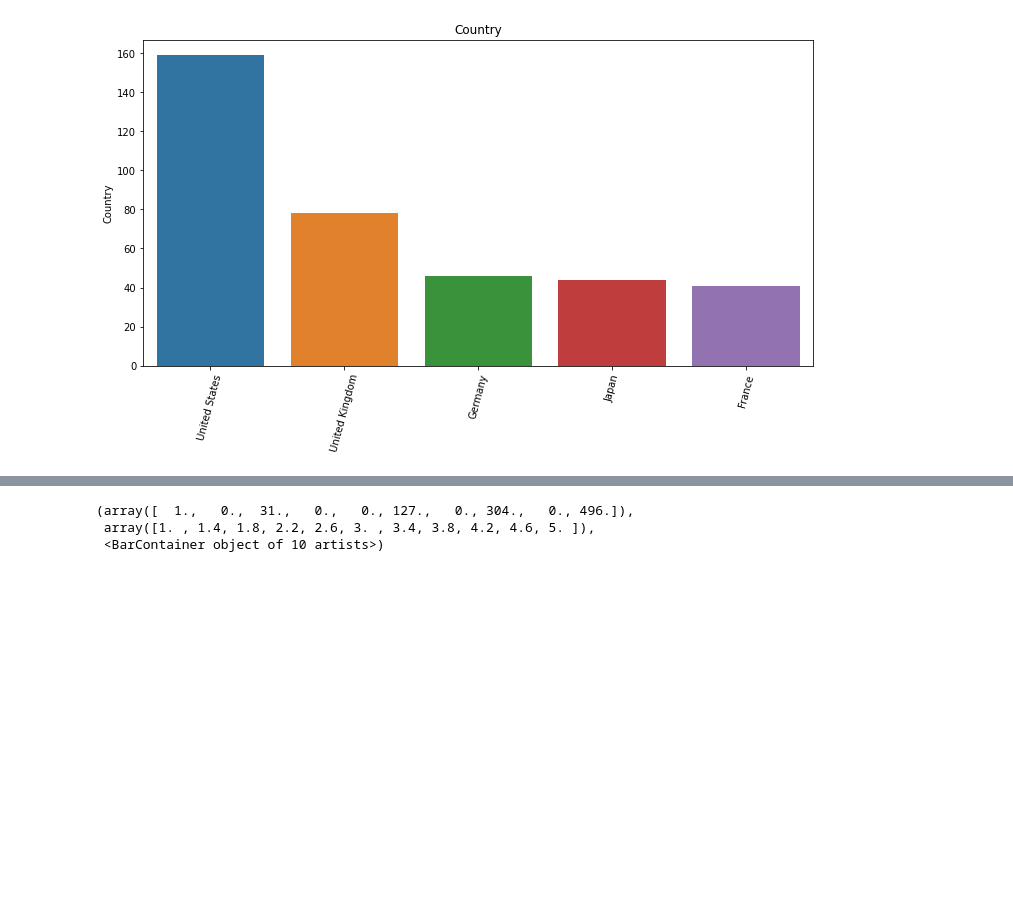
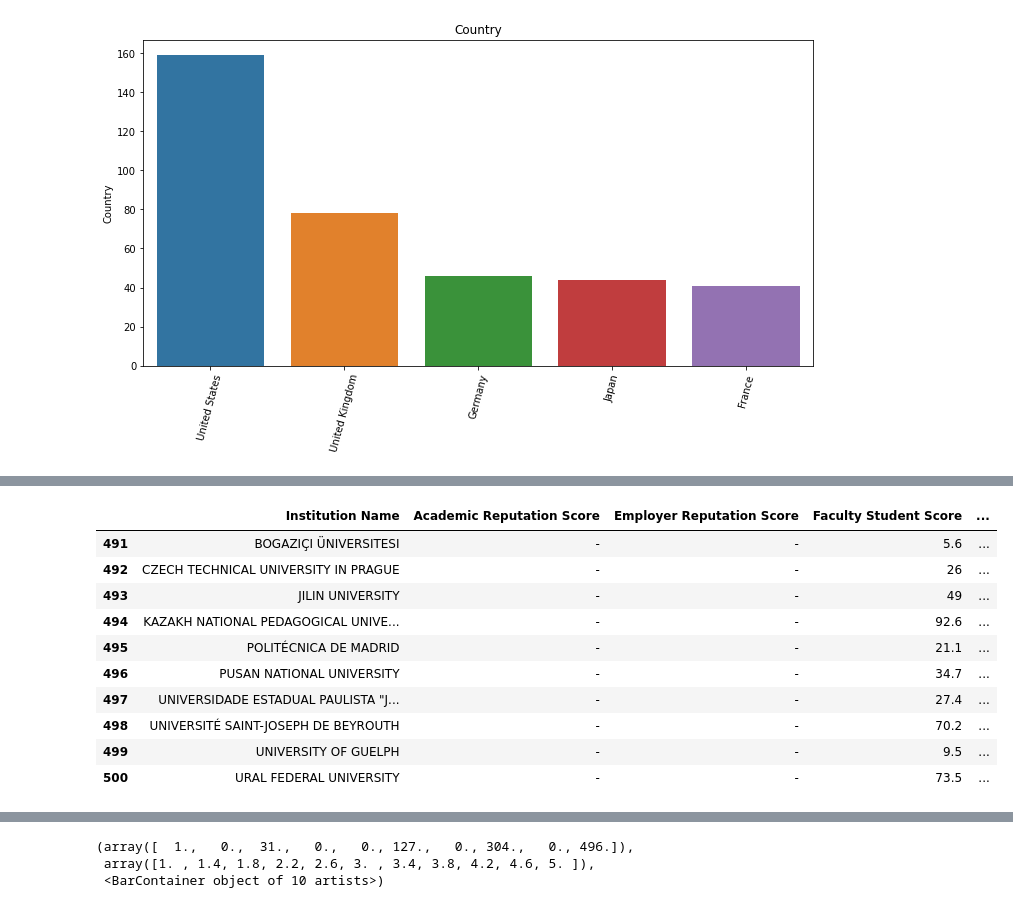
Before and after one commit to tcharrisson/PP22-C628, a Jupyter notebook: apriori modelling.ipynb, the cells around one changed output, grey strips where cells are left out. Cells and saved outputs as stored; diff of their text form; code cells hidden in the pictures; blank space fills up the shorter version.

```diff
--- a/apriori modelling.ipynb
+++ b/apriori modelling.ipynb
@@ -260,0 +299,14 @@ sns.barplot(top_contries20.index,top_contries20)
+# %%
+uni_18_clean.tail(10)
+# %% [output]
+|  | Institution Name | Academic Reputation Score | Employer Reputation Score | Faculty Student Score | ... |
+| 491 | BOGAZIÇI ÜNIVERSITESI | - | - | 5.6 | ... |
+| 492 | CZECH TECHNICAL UNIVERSITY IN PRAGUE | - | - | 26 | ... |
+| 493 | JILIN UNIVERSITY | - | - | 49 | ... |
+| 494 | KAZAKH NATIONAL PEDAGOGICAL UNIVE... | - | - | 92.6 | ... |
+| 495 | POLITÉCNICA DE MADRID | - | - | 21.1 | ... |
+| 496 | PUSAN NATIONAL UNIVERSITY | - | - | 34.7 | ... |
+| 497 | UNIVERSIDADE ESTADUAL PAULISTA "J... | - | - | 27.4 | ... |
+| 498 | UNIVERSITÉ SAINT-JOSEPH DE BEYROUTH | - | - | 70.2 | ... |
+| 499 | UNIVERSITY OF GUELPH | - | - | 9.5 | ... |
+| 500 | URAL FEDERAL UNIVERSITY | - | - | 73.5 | ... |
```
Also changed, not shown: parts of 13 cells of this notebook.
